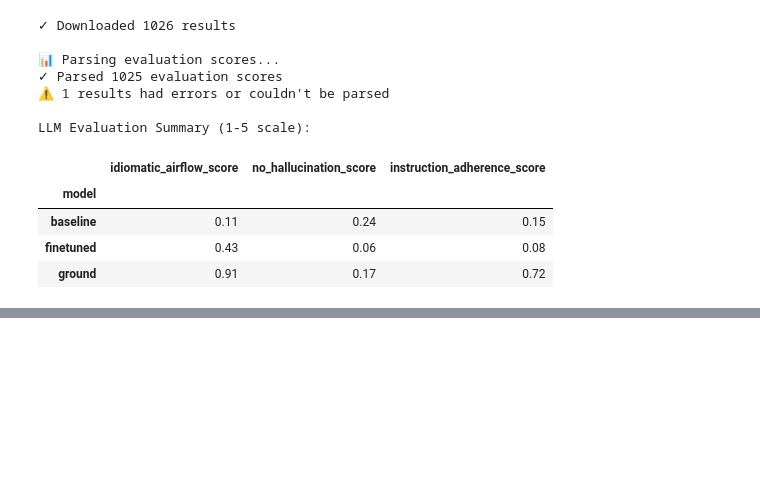
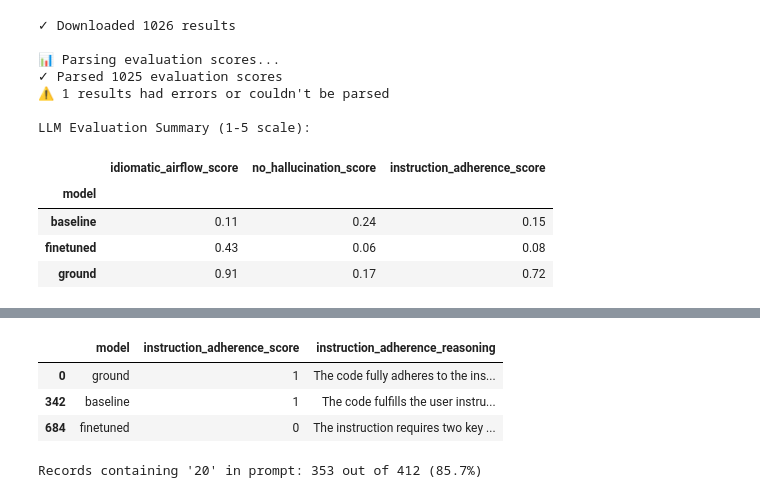
Before and after one commit to andrea-t94/airflow-net, a Jupyter notebook: research/finetuning/notebooks/03_model_evaluation.ipynb, the cells around one changed output, grey strips where cells are left out. Saved outputs shown, nothing was run; the diff lists cells and outputs as text; code cells hidden in the pictures; blank space fills up the shorter version.

```diff
--- a/research/finetuning/notebooks/03_model_evaluation.ipynb
+++ b/research/finetuning/notebooks/03_model_evaluation.ipynb
@@ -520,0 +602,25 @@ LLM Evaluation Summary (1-5 scale):
+# %%
+pd.set_option('display.max_colwidth', None)
+df_llm[df_llm.dag_id==0][['model','instruction_adherence_score','instruction_adherence_reasoning']]
+# %% [output]
+|  | model | instruction_adherence_score | instruction_adherence_reasoning |
+| 0 | ground | 1 | The code fully adheres to the ins... |
+| 342 | baseline | 1 | The code fulfills the user instru... |
+| 684 | finetuned | 0 | The instruction requires two key ... |
+# %%
+train_ds = load_dataset(
+    "andrea-t94/airflow-dag-dataset",
+    split="test",
+    download_mode="reuse_cache_if_exists"  # Use cached version if available
+)
+# Check how many records contain "20" in the prompt
+count = 0
+for entry in train_ds:
+    messages = entry.get('messages', [])
+    for msg in messages:
+        if "20" in msg['content']:
+            count += 1
+
+print(f"Records containing '20' in prompt: {count} out of {len(ground_data)} ({count/len(ground_data)*100:.1f}%)")
+# %% [output]
+Records containing '20' in prompt: 353 out of 412 (85.7%)
```
Also changed, not shown: parts of 11 cells of this notebook, 2 other files.
